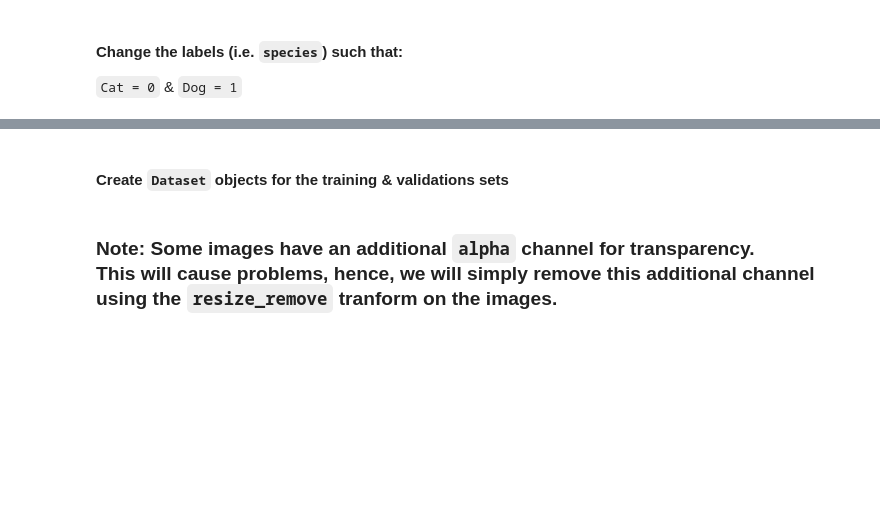
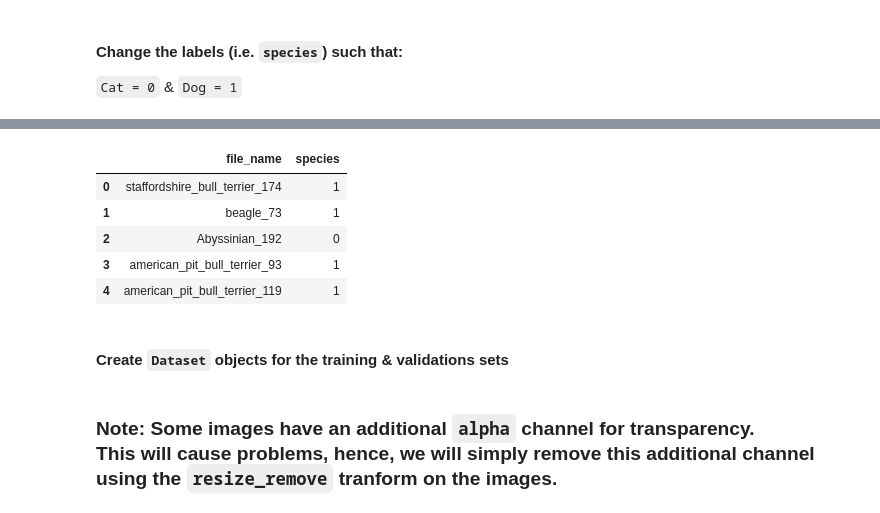
Before and after one commit to Its-Shivanshu-Sharma/AdversarialAttacks, a Jupyter notebook: Adversarial_Attacks.ipynb, the cells around one changed output, grey strips where cells are left out. Cells and saved outputs as stored; diff of their text form; code cells hidden in the pictures; blank space fills up the shorter version.

```diff
--- a/Adversarial_Attacks.ipynb
+++ b/Adversarial_Attacks.ipynb
@@ -124,2 +162,14 @@ train_set.head()
+# %%
+data = {}
+data["train"], data["val"] = train_val_split(full_data, train_size=0.8)
+# %%
+data["train"].head()
+# %% [output]
+|  | file_name | species |
+| 0 | staffordshire_bull_terrier_174 | 1 |
+| 1 | beagle_73 | 1 |
+| 2 | Abyssinian_192 | 0 |
+| 3 | american_pit_bull_terrier_93 | 1 |
+| 4 | american_pit_bull_terrier_119 | 1 |
 # %% [markdown]
 #### Create `Dataset` objects for the training & validations sets
```
Also changed, not shown: parts of 31 cells of this notebook.
